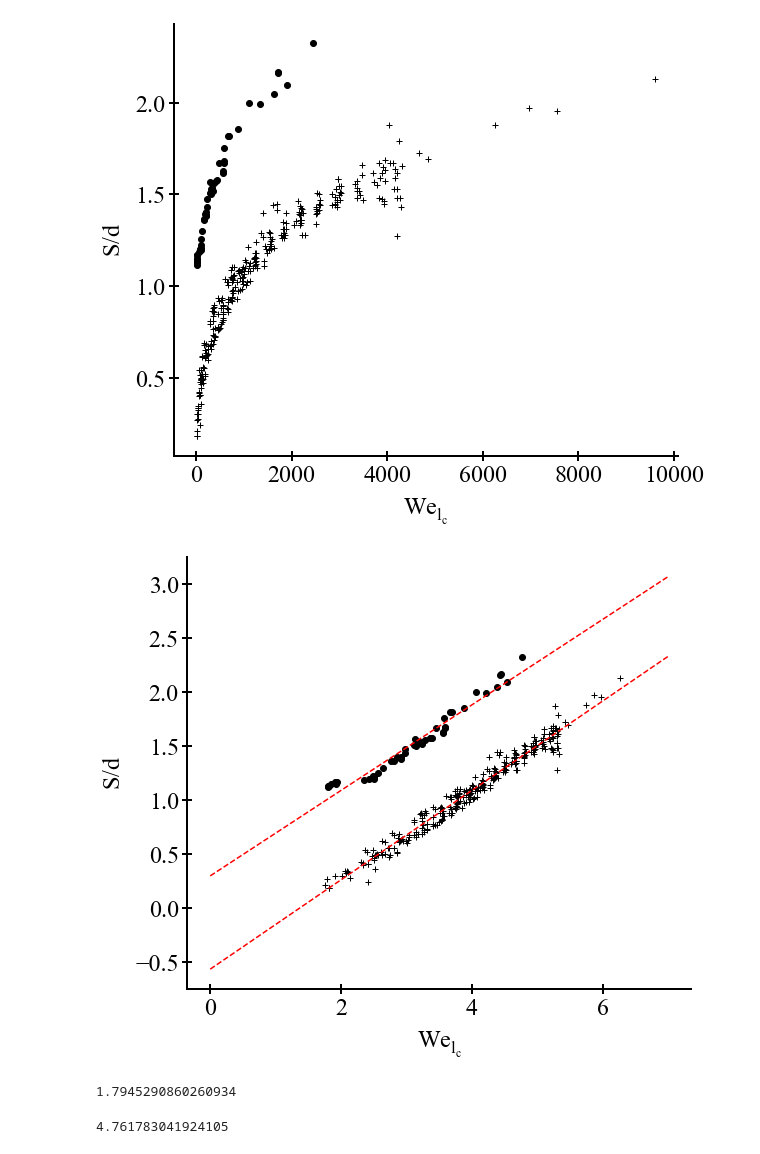
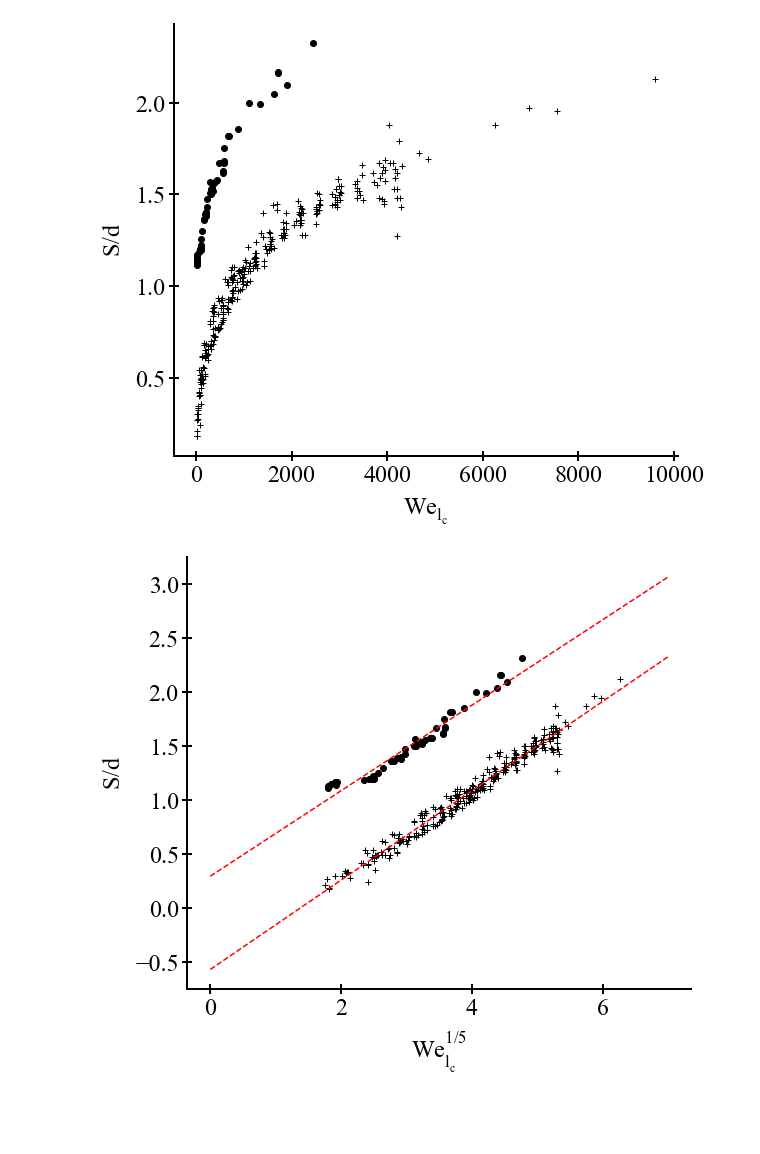
Before and after one commit to darsa881r/SW_Python, a Jupyter notebook: notebooks/Selective Withdrawal.ipynb, the cells around one changed output. Saved outputs shown, nothing was run; the diff lists cells and outputs as text; code cells hidden in the pictures; blank space fills up the shorter version.

```diff
--- a/notebooks/Selective Withdrawal.ipynb
+++ b/notebooks/Selective Withdrawal.ipynb
@@ -298,9 +257,6 @@ data_utube['We_lc_fit'] = data_utube['We_lc'] ** (1/5)
 def func(x, a, b):
     # return a * np.exp(b * x)
     return a * x + b
-
-# Plot datapoints
-plt.plot(xData, yData, 'bo', label = 'data')
 
 
 %matplotlib inline
@@ -349,7 +305,7 @@ ax.yaxis.set_tick_params(which='major', size=10, width=2, direction='inout')
 ax.yaxis.set_tick_params(which='minor', size=7, width=2, direction='inout')
 
 # Add the axis label with latex expressions
-ax.set_xlabel(r'$\mathregular{We_{l_c}}$', labelpad=10)
+ax.set_xlabel(r'$\mathregular{We_{l_c}^{1/5}}$', labelpad=10)
 ax.set_ylabel(r'$\mathregular{S/d}$', labelpad=10)
 
 # Plot and show our data
@@ -363,37 +319,31 @@ for l, grp in groups2:
     ax.plot(grp['We_lc_fit'], grp['S_d'],'ko')
 
 # Initial guess for curve fitting
 #initial = [1,1] #by default
 
 # Perform curve fit
 ppars1, pcov1 = curve_fit(func,data_single['We_lc_fit'],data_single['S_d'])
 ppars2, pcov2 = curve_fit(func,data_utube['We_lc_fit'],data_utube['S_d'])
 
 #print(popt)
 #print(pcov)
 
 # X-values for the fitted function
 xFit = np.linspace(start=0, stop=7, num=100)
 
 # Plot fitted function
 
 plt.plot(xFit, func(xFit, *ppars1), 'r--', label = 'fitted: a=%3.2f, b=%5.2f'% tuple(ppars1))
 plt.plot(xFit, func(xFit, *ppars2), 'r--', label = 'fitted: a=%3.2f, b=%5.2f'% tuple(ppars2))
 
 
 # Enabling legends
 #ax.legend(loc='lower right', frameon=True)
 
 
 # Save the figure
 fig.savefig('C:\\Users\\sabbi\\Dropbox\\Darryl James\\Mendeley_library\\JetEntrainment\\Selective\\Qualifying_docs\\SW_Python\\output\\Q_vs_S.png', dpi=300, transparent=False, bbox_inches='tight')
 
 plt.show()
 # %% [output]
-[figure, old version]
+[figure, new version]
-# %%
-display(data_utube['We_lc_fit'].min())
-display(data_utube['We_lc_fit'].max())
-# %% [output]
-1.7945290860260934
-4.761783041924105
```
Also changed, not shown: parts of 9 cells of this notebook.
